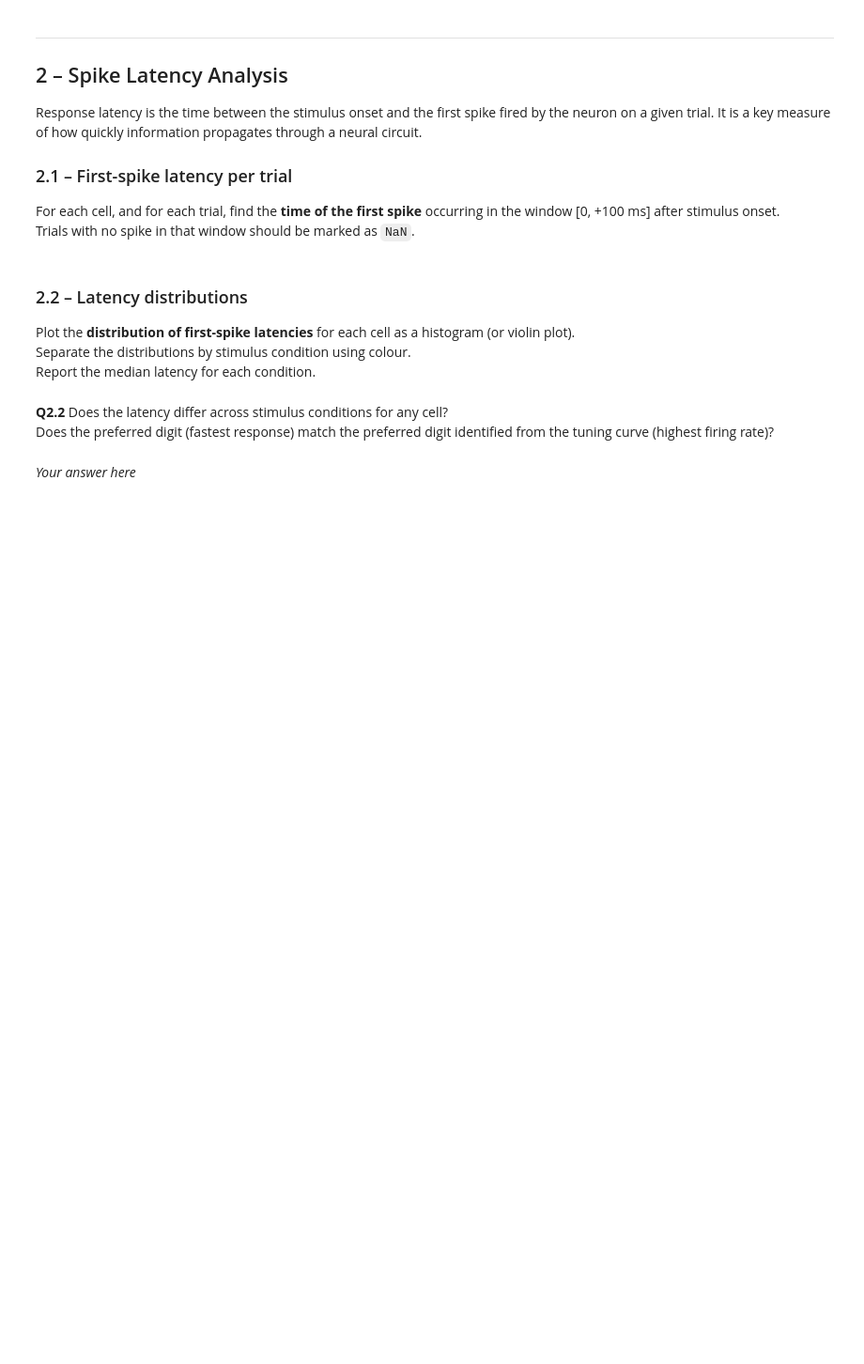
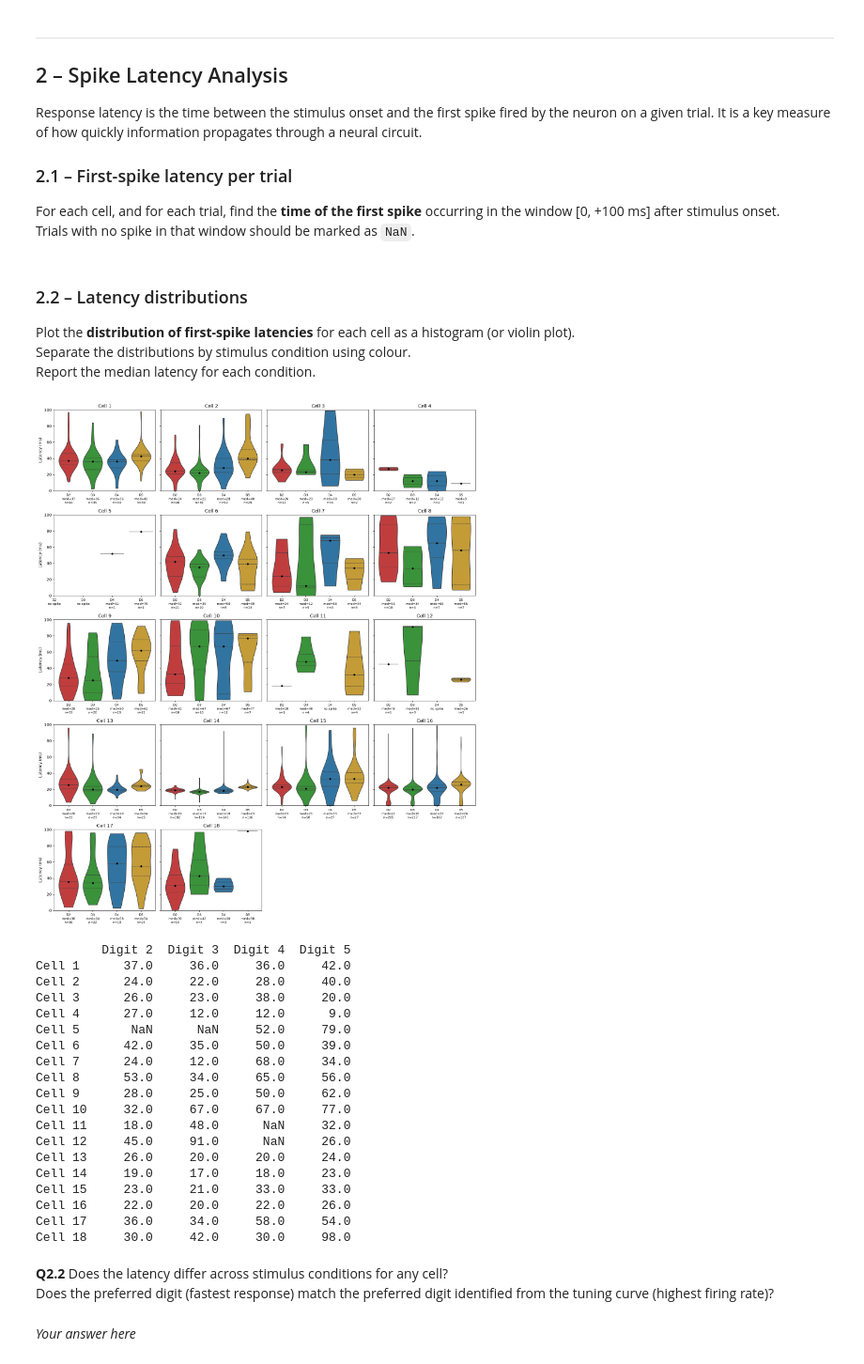
Before and after one commit to Elnettelucas/Groupe_21_HW_DataAnalysis_2026.ipynb, a Jupyter notebook: HW_SU_LFP_111026_student_2026.ipynb, the cells around one changed output. Shown at 94% size. Drawn from its saved outputs; the diff is of its cells as text; code cells hidden in the pictures; blank space fills up the shorter version.

Commit message:
2.2 violin plots to check

```diff
--- a/HW_SU_LFP_111026_student_2026.ipynb
+++ b/HW_SU_LFP_111026_student_2026.ipynb
@@ -332,6 +332,76 @@ for n in range(18):
 Plot the **distribution of first-spike latencies** for each cell as a histogram (or violin plot).
 Separate the distributions by stimulus condition using colour.
 Report the median latency for each condition.
+# %%
+import seaborn as sns
+import pandas as pd
+
+# Same colour code as in class, in darker shades so yellow stays readable on white
+digit_colors = {2: 'tab:red', 3: 'tab:green', 4: 'tab:blue', 5: 'goldenrod'}
+digits = [2, 3, 4, 5]
+
+fig, axes = plt.subplots(5, 4, figsize=(16, 19), sharey=True)
+axes = axes.flatten()
+median_table = {}
+
+for n in range(18):
+    StimCond = cells[n]['StimCond']
+
+    # One row per trial with a spike: its digit and its latency
+    df = pd.DataFrame({'digit': StimCond[:, 1], 'latency': latencies[n]})
+    df = df.dropna()  # drop trials without spike
+
+    ax = axes[n]
+    sns.violinplot(data=df, x='digit', y='latency', hue='digit', order=digits,
+                   palette=digit_colors, cut=0, inner='quart', legend=False, ax=ax)
+
+    # Median latency and number of trials for each digit
+    medians = [df.loc[df['digit'] == d, 'latency'].median() for d in digits]
+    counts = [np.sum(df['digit'] == d) for d in digits]
+    median_table[f'Cell {n+1}'] = medians
+
+    # Mark each median with a black dot and write median + n under the x-axis
+    ax.scatter(range(4), medians, color='k', s=15, zorder=3)
+    ax.set_xticks(range(4))
+    ax.set_xticklabels([f'D{d}\nmed={m:.0f}\nn={c}' if c > 0 else f'D{d}\nno spike'
+                        for d, m, c in zip(digits, medians, counts)], fontsize=8)
+
+    ax.set_title(f'Cell {n+1}')
+    ax.set_xlabel('')
+    ax.set_ylabel('Latency (ms)')
+    ax.set_ylim(0, 100)
+
+# Hide the 2 empty subplots of the 5x4 grid
+for ax in axes[18:]:
+    ax.axis('off')
+
+plt.tight_layout()
+plt.show()
+
+# Median first-spike latency (ms) per cell and digit
+median_df = pd.DataFrame(median_table, index=[f'Digit {d}' for d in digits]).T.round(0)
+print(median_df)
+# %% [output]
+[figure, added]
+         Digit 2  Digit 3  Digit 4  Digit 5
+Cell 1      37.0     36.0     36.0     42.0
+Cell 2      24.0     22.0     28.0     40.0
+Cell 3      26.0     23.0     38.0     20.0
+Cell 4      27.0     12.0     12.0      9.0
+Cell 5       NaN      NaN     52.0     79.0
+Cell 6      42.0     35.0     50.0     39.0
+Cell 7      24.0     12.0     68.0     34.0
+Cell 8      53.0     34.0     65.0     56.0
+Cell 9      28.0     25.0     50.0     62.0
+Cell 10     32.0     67.0     67.0     77.0
+Cell 11     18.0     48.0      NaN     32.0
+Cell 12     45.0     91.0      NaN     26.0
+Cell 13     26.0     20.0     20.0     24.0
+Cell 14     19.0     17.0     18.0     23.0
+Cell 15     23.0     21.0     33.0     33.0
+Cell 16     22.0     20.0     22.0     26.0
+Cell 17     36.0     34.0     58.0     54.0
+Cell 18     30.0     42.0     30.0     98.0
 # %% [markdown]
 **Q2.2** Does the latency differ across stimulus conditions for any cell?
 Does the preferred digit (fastest response) match the preferred digit identified from the tuning curve (highest firing rate)?
```
Also changed, not shown: parts of 2 cells of this notebook.
